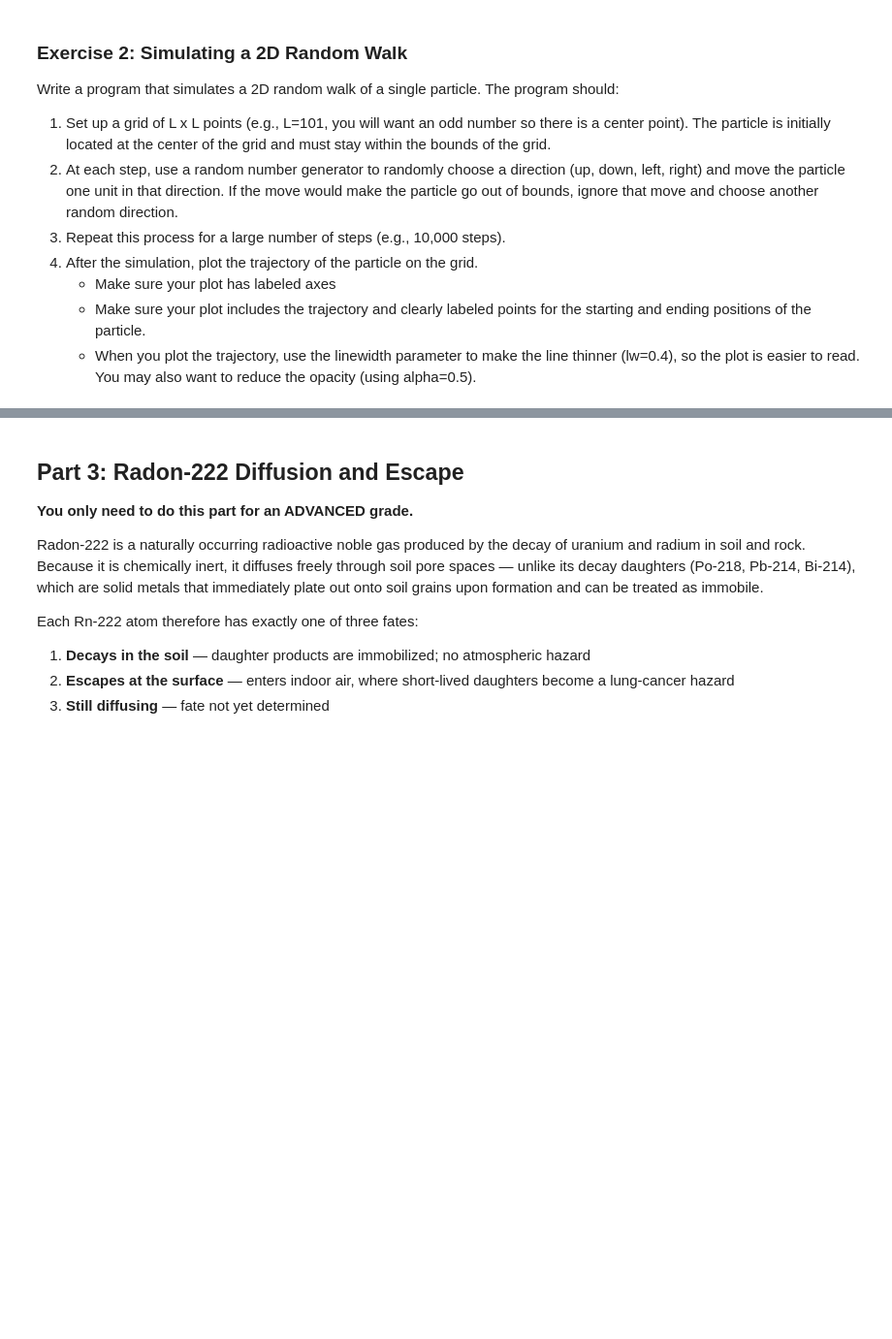
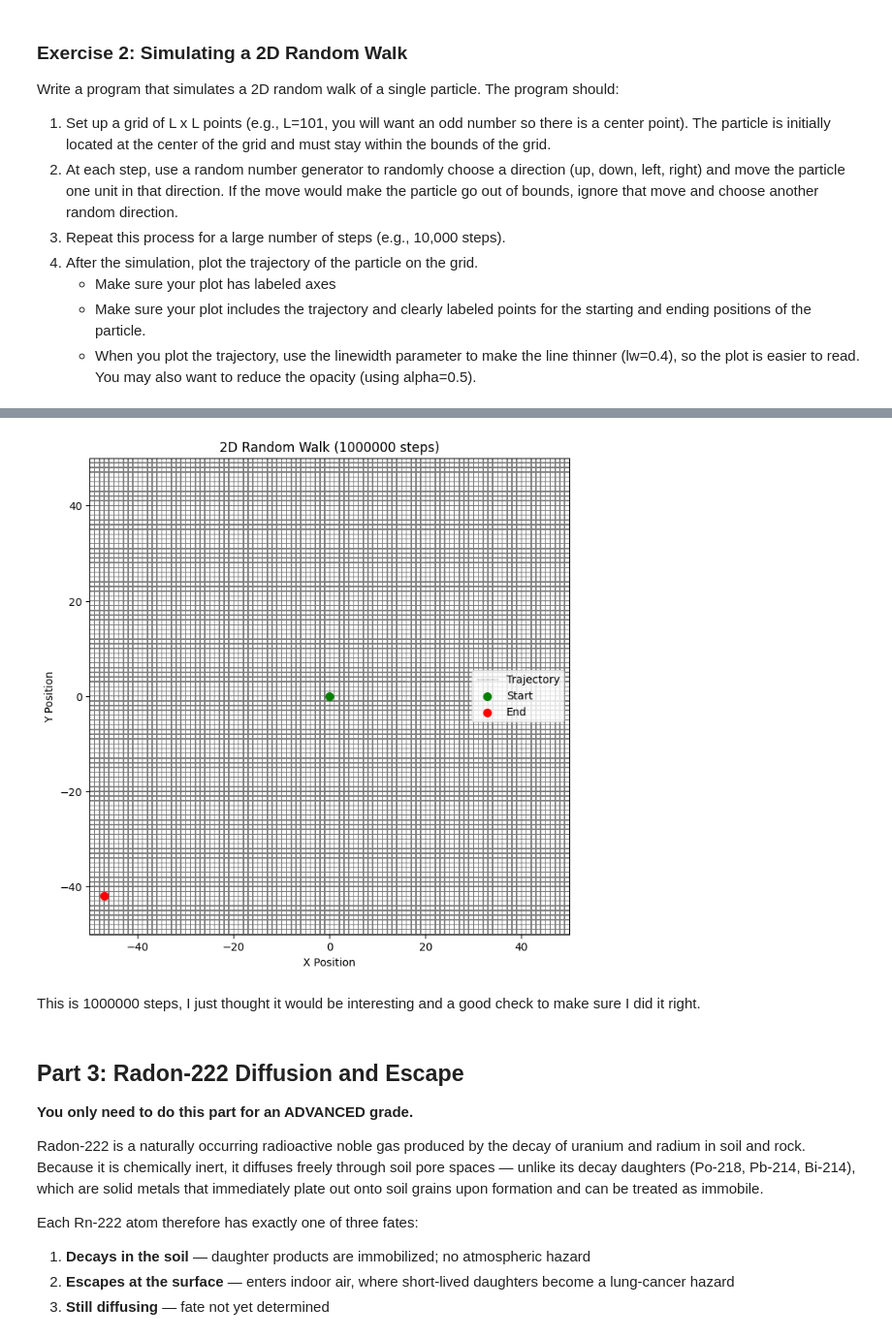
Before and after one commit to ryanmoritz1213/numerical-methods, a Jupyter notebook: assignments/week_11/random_monte_carlo.ipynb, the cells around one changed output, grey strips where cells are left out. Shown at 97% size. Saved outputs shown, nothing was run; the diff lists cells and outputs as text; code cells hidden in the pictures; blank space fills up the shorter version.

```diff
--- a/assignments/week_11/random_monte_carlo.ipynb
+++ b/assignments/week_11/random_monte_carlo.ipynb
@@ -57,5 +141,46 @@ Write a program that simulates a 2D random walk of a single particle. The progra
 # %%
 # write your random walk code here
+import numpy as np
+import matplotlib.pyplot as plt
+
+L = 101
+steps = 1000000
+limit = L // 2
+
+x, y = [0], [0]
+moves = [(0, 1), (0, -1), (-1, 0), (1, 0)]
+
+while len(x) < steps:
+    dx, dy = moves[np.random.randint(0, 4)]
+
+    new_x = x[-1] + dx
+    new_y = y[-1] + dy
+
+    # Only update if the particle remains within the L x L grid
+    if -limit <= new_x <= limit and -limit <= new_y <= limit:
+        x.append(new_x)
+        y.append(new_y)
+
+plt.figure(figsize=(8, 8))
+
+# Styling with low linewidth and alpha as requested
+plt.plot(x, y, lw=0.4, alpha=0.5, color='black', label='Trajectory')
+
+plt.scatter(x[0], y[0], color='green', s=50, label='Start', zorder=5)
+plt.scatter(x[-1], y[-1], color='red', s=50, label='End', zorder=5)
+
+plt.title(f"2D Random Walk ({steps} steps)")
+plt.xlabel("X Position")
+plt.ylabel("Y Position")
+plt.xlim(-limit, limit)
+plt.ylim(-limit, limit)
+plt.grid(True, linestyle=':', alpha=0.6)
+plt.legend()
+plt.show()
+# %% [output]
+[figure, added]
+# %% [markdown]
+This is 1000000 steps, I just thought it would be interesting and a good check to make sure I did it right.
 # %% [markdown]
 ## Part 3: Radon-222 Diffusion and Escape
 **You only need to do this part for an ADVANCED grade.**
```
Also changed, not shown: parts of 5 cells of this notebook, 4 other files.
